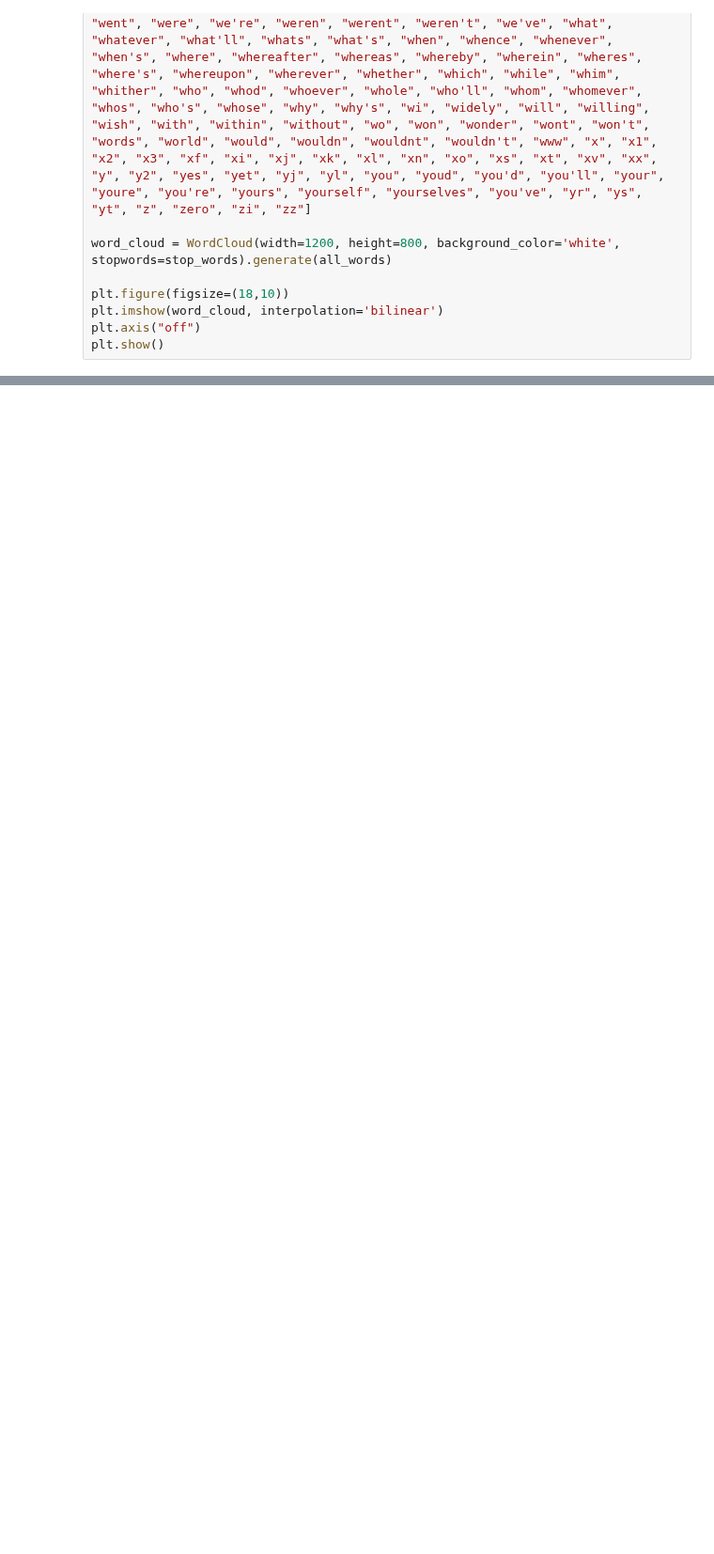
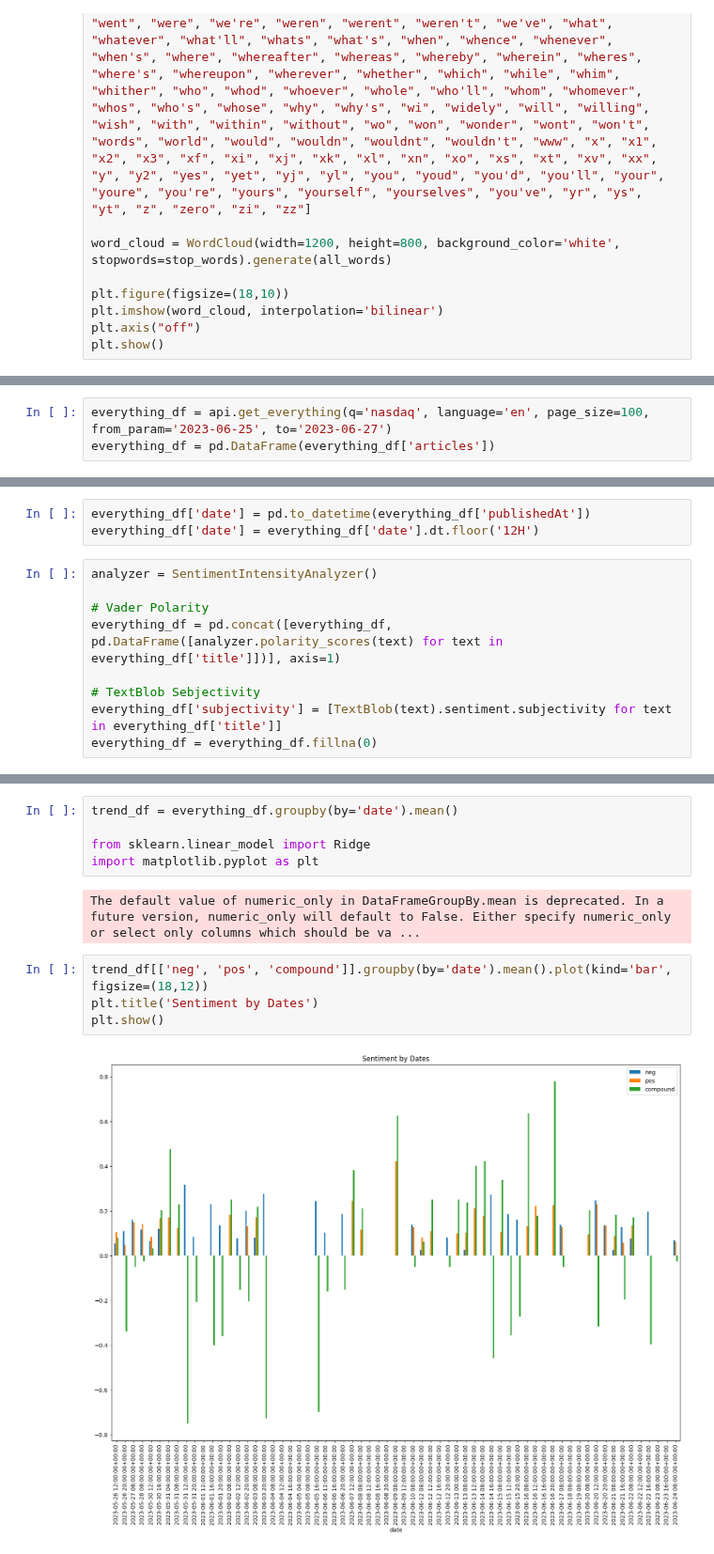
Before and after one commit to yeonghun00/stock-notes, a Jupyter notebook: useful/newsapi.ipynb, the cells around one changed output, grey strips where cells are left out. Shown at 94% size. Cells and saved outputs as stored; diff of their text form; blank space fills up the shorter version.

```diff
--- a/useful/newsapi.ipynb
+++ b/useful/newsapi.ipynb
@@ -120,0 +148,3 @@ api.get_everything(q='nasdaq')
+# %%
+everything_df = api.get_everything(q='nasdaq', language='en', page_size=100, from_param='2023-06-25', to='2023-06-27')
+everything_df = pd.DataFrame(everything_df['articles'])
@@ -120,0 +167,12 @@ api.get_everything(q='nasdaq')
+# %%
+everything_df['date'] = pd.to_datetime(everything_df['publishedAt'])
+everything_df['date'] = everything_df['date'].dt.floor('12H')
+# %%
+analyzer = SentimentIntensityAnalyzer()
+
+# Vader Polarity
+everything_df = pd.concat([everything_df, pd.DataFrame([analyzer.polarity_scores(text) for text in everything_df['title']])], axis=1)
+
+# TextBlob Sebjectivity
+everything_df['subjectivity'] = [TextBlob(text).sentiment.subjectivity for text in everything_df['title']]
+everything_df = everything_df.fillna(0)
@@ -120,0 +195,13 @@ api.get_everything(q='nasdaq')
+# %%
+trend_df = everything_df.groupby(by='date').mean()
+
+from sklearn.linear_model import Ridge
+import matplotlib.pyplot as plt
+# %% [output]
+The default value of numeric_only in DataFrameGroupBy.mean is deprecated. In a future version, numeric_only will default to False. Either specify numeric_only or select only columns which should be va ...
+# %%
+trend_df[['neg', 'pos', 'compound']].groupby(by='date').mean().plot(kind='bar', figsize=(18,12))
+plt.title('Sentiment by Dates')
+plt.show()
+# %% [output]
+[figure, added]
```
Also changed, not shown: parts of 9 cells of this notebook.
